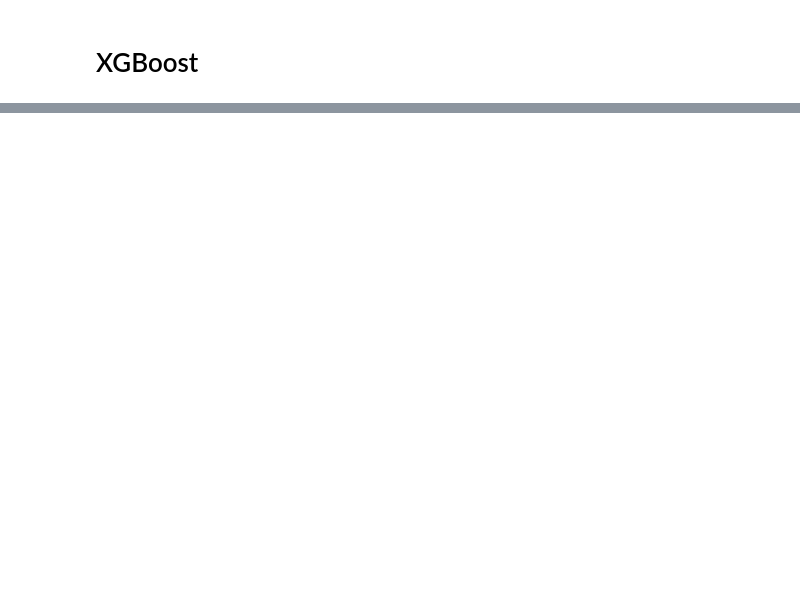
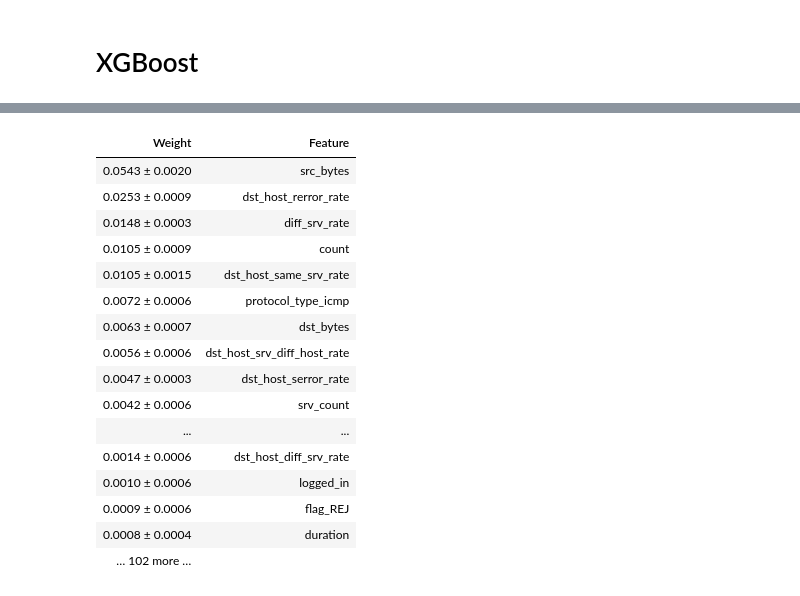
Before and after one commit to bomul0417/study, a Jupyter notebook: NIDS_Project/Preprocessing.ipynb, the cells around one changed output, grey strips where cells are left out. Saved outputs shown, nothing was run; the diff lists cells and outputs as text; code cells hidden in the pictures; blank space fills up the shorter version.

```diff
--- a/NIDS_Project/Preprocessing.ipynb
+++ b/NIDS_Project/Preprocessing.ipynb
@@ -402,0 +420,24 @@ service_urh_i: 0.00
+# %%
+import eli5
+from eli5.sklearn import PermutationImportance
+
+perm = PermutationImportance(xgb, random_state=1).fit(x_test.values, y_test.values)
+eli5.show_weights(perm, feature_names = x_test.columns.tolist())
+# %% [output]
+| Weight | Feature |
+| 0.0543 ± 0.0020 | src_bytes |
+| 0.0253 ± 0.0009 | dst_host_rerror_rate |
+| 0.0148 ± 0.0003 | diff_srv_rate |
+| 0.0105 ± 0.0009 | count |
+| 0.0105 ± 0.0015 | dst_host_same_srv_rate |
+| 0.0072 ± 0.0006 | protocol_type_icmp |
+| 0.0063 ± 0.0007 | dst_bytes |
+| 0.0056 ± 0.0006 | dst_host_srv_diff_host_rate |
+| 0.0047 ± 0.0003 | dst_host_serror_rate |
+| 0.0042 ± 0.0006 | srv_count |
+| ... | ... |
+| 0.0014 ± 0.0006 | dst_host_diff_srv_rate |
+| 0.0010 ± 0.0006 | logged_in |
+| 0.0009 ± 0.0006 | flag_REJ |
+| 0.0008 ± 0.0004 | duration |
+| … 102 more … |  |
```
Also changed, not shown: parts of 7 cells of this notebook.
